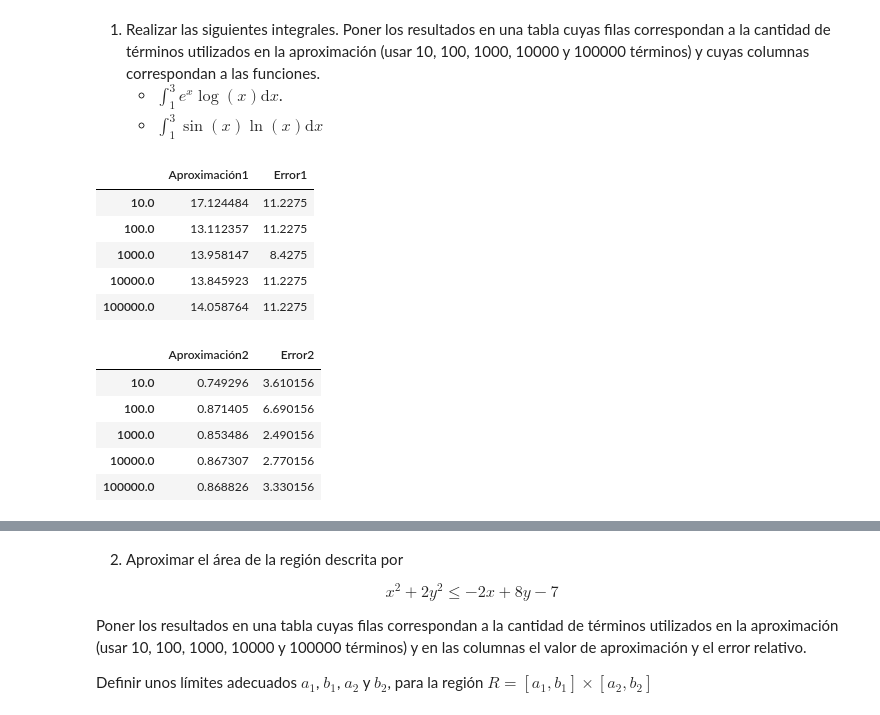
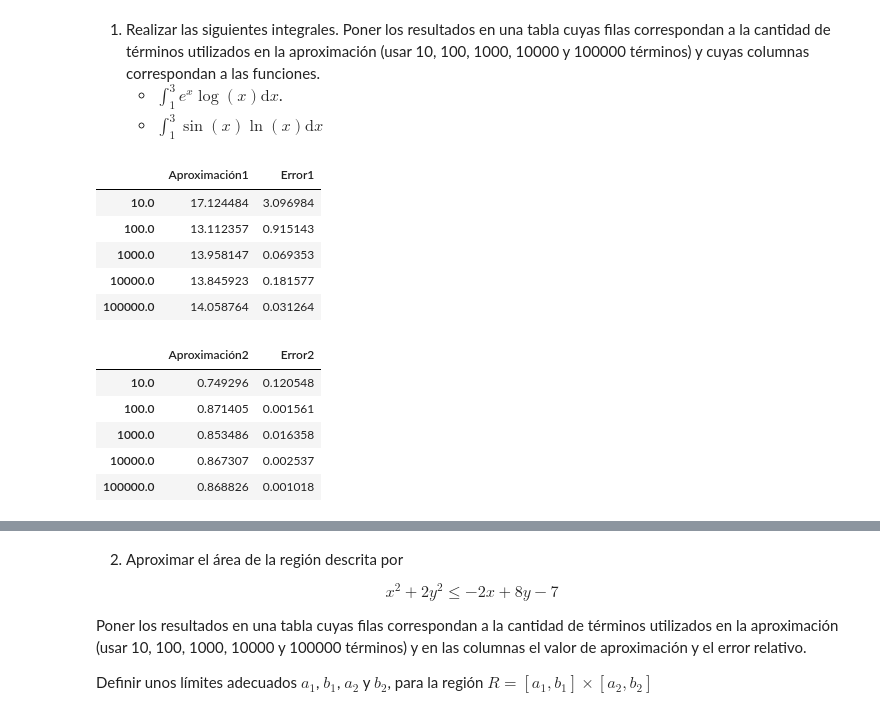
Before and after one commit to ximenaruva/SimulacionMat, a Jupyter notebook: Tarea - Integración montecarlo.ipynb, the cells around one changed output, grey strips where cells are left out. Cells and saved outputs as stored; diff of their text form; code cells hidden in the pictures.

```diff
--- a/Tarea - Integración montecarlo.ipynb
+++ b/Tarea - Integración montecarlo.ipynb
@@ -13,34 +14,34 @@ import matplotlib.pyplot as plt
 # %%
 def f(x):
     return((np.exp(x))*(np.log(x)))
 
 N = 10
 np.random.seed(0)
 #u = np.random.rand(N)  # np.random.rand? Generar "N" valores aleatorios con distribución uniforme entre 0 y 1
 u = np.random.uniform(1, 3, N) # Igual que arriba
 np.mean(f(u))
 
 N = np.logspace(1, 5, 5) #Genera 7 elementos desde 10^1 hasta 10^5
 table1 = pd.DataFrame(columns=["Aproximación1", "Error1"], index=N)
 table1
 
 def montecarlo(f, N, a, b):
     u = np.random.uniform(a, b, N)
     return np.mean(f(u)*(b-a))
 
 for i in N:
     table1.loc[i, "Aproximación1"] = montecarlo(f, int(i), 1, 3)
 table1
 
-table1["Error1"] = np.abs(14.0275 - table["Aproximación1"])
+table1["Error1"] = np.abs(14.0275 - table1["Aproximación1"])
 table1
 # %% [output]
 |  | Aproximación1 | Error1 |
-| 10.0 | 17.124484 | 11.2275 |
-| 100.0 | 13.112357 | 11.2275 |
-| 1000.0 | 13.958147 | 8.4275 |
-| 10000.0 | 13.845923 | 11.2275 |
-| 100000.0 | 14.058764 | 11.2275 |
+| 10.0 | 17.124484 | 3.096984 |
+| 100.0 | 13.112357 | 0.915143 |
+| 1000.0 | 13.958147 | 0.069353 |
+| 10000.0 | 13.845923 | 0.181577 |
+| 100000.0 | 14.058764 | 0.031264 |
 # %%
 def f(x):
     return(np.sin(x)*(np.log(x)))
@@ -63,15 +64,15 @@ for i in N:
     table2.loc[i, "Aproximación2"] = montecarlo(f, int(i), 1, 3)
 table2
 
-table2["Error2"] = np.abs(0.869844 - table["Aproximación2"])
+table2["Error2"] = np.abs(0.869844 - table2["Aproximación2"])
 table2
 # %% [output]
 |  | Aproximación2 | Error2 |
-| 10.0 | 0.749296 | 3.610156 |
-| 100.0 | 0.871405 | 6.690156 |
-| 1000.0 | 0.853486 | 2.490156 |
-| 10000.0 | 0.867307 | 2.770156 |
-| 100000.0 | 0.868826 | 3.330156 |
+| 10.0 | 0.749296 | 0.120548 |
+| 100.0 | 0.871405 | 0.001561 |
+| 1000.0 | 0.853486 | 0.016358 |
+| 10000.0 | 0.867307 | 0.002537 |
+| 100000.0 | 0.868826 | 0.001018 |
 # %%
 table = pd.DataFrame(columns=["Aproximación1", "Error1", "Aproximación2", "Error2"], index=N)
 table["Aproximación1"] = table1["Aproximación1"]
```
Also changed, not shown: parts of 12 cells of this notebook.
